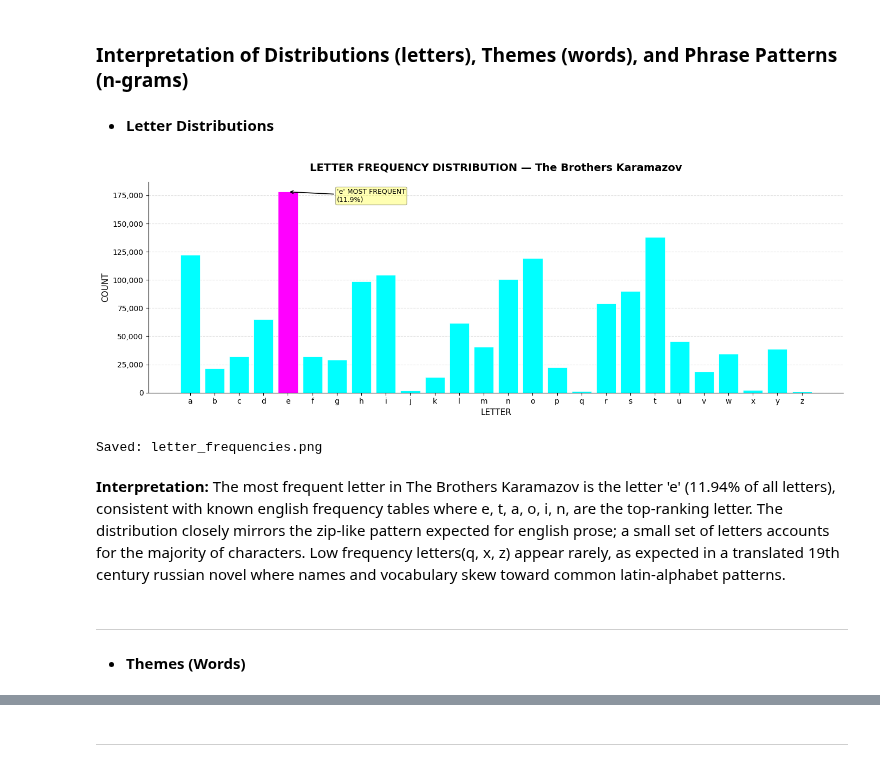
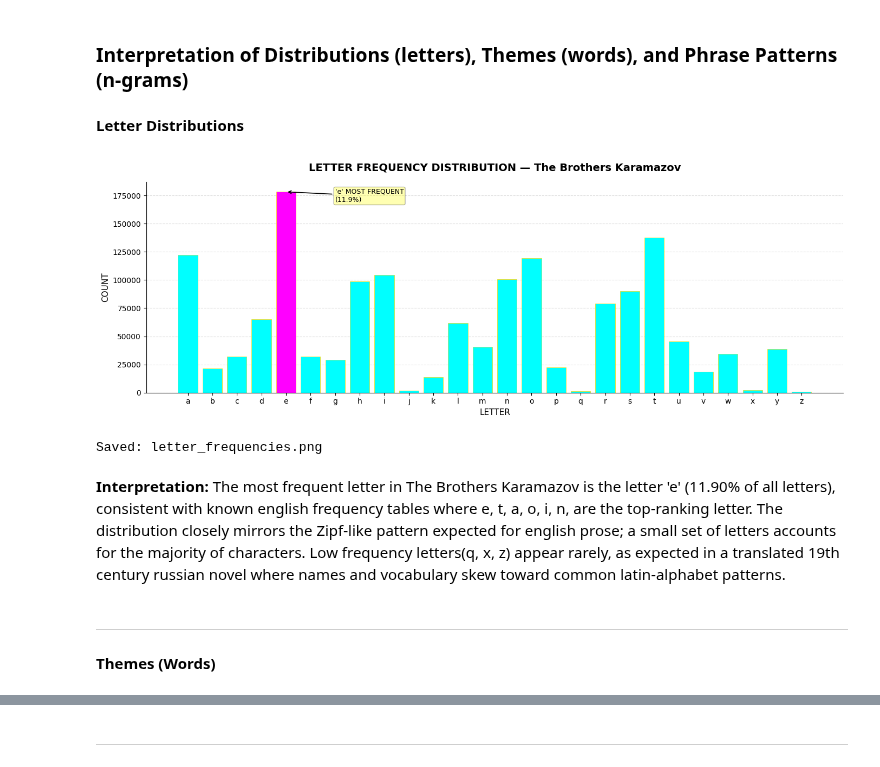
Before and after one commit to anulocaulis/table-of-contents-word-analysis-program, a Jupyter notebook: GP2_Beitner_Echeverry_Taylor.ipynb, the cells around one changed output, grey strips where cells are left out. Cells and saved outputs as stored; diff of their text form; code cells hidden in the pictures.

```diff
--- a/GP2_Beitner_Echeverry_Taylor.ipynb
+++ b/GP2_Beitner_Echeverry_Taylor.ipynb
@@ -841,8 +1153,16 @@ ALL PREPROCESSING UNIT TESTS PASSED!
 
 def computeLetterFreqs(text):
     """
-    COUNTS OCCURRENCES OF EACH LETTER a-z IN THE TEXT AND COMPUTES EACH LETTER'S PROPORTION OF THE TOTAL LETTER COUNT. NON-ALPHABETIC CHARACTERS ARE IGNORED.
-    BIG-O: O(n)
+    COUNTS OCCURRENCES OF EACH LETTER a-z IN THE TEXT AND COMPUTES
+    EACH LETTER'S PROPORTION OF THE TOTAL LETTER COUNT.
+    NON-ALPHABETIC CHARACTERS ARE IGNORED.
+    ARGS:
+        text (str): LOWERCASED RAW TEXT (BEFORE PUNCTUATION REMOVAL)
+    RETURNS:
+        tuple:
+            letterCounts (dict): {letter (str): count (int)} FOR ALL 26 LETTERS
+            letterProps  (dict): {letter (str): proportion (float)} SUMMING TO 1.0
+    BIG-O: O(n) WHERE n = NUMBER OF CHARACTERS — SINGLE PASS
     """
     # COUNTING ONLY ALPHABETIC CHARACTERS USING GENERATOR EXPRESSION
     # c.isalpha() FILTERS OUT SPACES, PUNCTUATION, DIGITS, ETC.
@@ -850,26 +1170,21 @@ def computeLetterFreqs(text):
     # 1. ENSURES FREQUENCY DISTRIBUTION REFLECTS TRUE LETTER USAGE
     # 2. AVOIDS NOISE FROM NON-LINGUISTIC SYMBOLS
     rawCounts = Counter(c for c in text if c.isalpha())
-
     # TOTAL NUMBER OF LETTERS (DENOMINATOR FOR PROPORTIONS)
     total = sum(rawCounts.values())
-
     # ENSURING ALL LETTERS a–z ARE PRESENT IN OUTPUT
     # EVEN IF A LETTER DOES NOT APPEAR, IT IS INCLUDED WITH COUNT = 0
     # WHY:
     # 1. PRODUCES A COMPLETE, FIXED-DIMENSION FEATURE VECTOR (SIZE = 26)
     # 2. IMPORTANT FOR CONSISTENT COMPARISON ACROSS TEXTS
     letterCounts = {l: rawCounts.get(l, 0) for l in string.ascii_lowercase}
-
     # CONVERTING RAW COUNTS INTO RELATIVE FREQUENCIES (PROPORTIONS)
     # NORMALIZES DISTRIBUTION TO SUM TO 1
     # WHY:
     # 1. ALLOWS COMPARISON BETWEEN TEXTS OF DIFFERENT LENGTHS
     # 2. FORMS A PROBABILITY DISTRIBUTION OVER LETTERS
     letterProps = {l: letterCounts[l] / total for l in string.ascii_lowercase}
-
     return letterCounts, letterProps
-
 
 # APPLYING LETTER FREQUENCY FUNCTION TO LOWERCASED TEXT
 # IMPORTANT: THIS IS DONE BEFORE PUNCTUATION REMOVAL
@@ -892,7 +1213,7 @@ letterCounts, letterProps = computeLetterFreqs(lowercasedText)
 # %% [markdown]
 ### Interpretation of Distributions (letters), Themes (words), and Phrase Patterns (n-grams)
 # %% [markdown]
-- **Letter Distributions**
+**Letter Distributions**
 # %%
 # LETTER FREQUENCY VISUALIZATION
 # GENERATING A BAR CHART OF LETTER DISTRIBUTIONS ACROSS THE FULL ALPHABET
@@ -919,60 +1240,54 @@ colors = ['magenta' if l == topLetter else 'cyan' for l in letters]
 fig, ax = plt.subplots(figsize=(14, 5))
 
 # PLOTTING VERTICAL BAR CHART
-# edgecolor='white' CREATES SUBTLE SEPARATION BETWEEN ADJACENT BARS
-ax.bar(letters, counts, color=colors, edgecolor='white', linewidth=0.5)
+# edgecolor='gold' CREATES SUBTLE SEPARATION BETWEEN ADJACENT BARS
+ax.bar(letters, counts, color=colors, edgecolor='gold', linewidth=0.5)
 
 # SETTING CHART TITLE AND AXIS LABELS
 # f-STRING EMBEDS NOVEL TITLE FOR FULL TRACEABILITY
-ax.set_title(f"LETTER FREQUENCY DISTRIBUTION — {NOVEL_TITLE}",
+ax.set_title(f"LETTER FREQUENCY DISTRIBUTION — {novelTitle}",
              fontsize=14, fontweight='bold', pad=15)
 ax.set_xlabel("LETTER", fontsize=11)
 ax.set_ylabel("COUNT", fontsize=11)
 
-# FORMATTING Y-AXIS TICK LABELS WITH COMMA SEPARATORS
-# WHY: LARGE COUNTS (E.G., 250,000) ARE UNREADABLE WITHOUT FORMATTING
-ax.yaxis.set_major_formatter(ticker.FuncFormatter(lambda x, _: f"{int(x):,}"))
-
 # PLACING GRIDLINES BEHIND BARS SO THEY DON'T OBSCURE DATA
 ax.set_axisbelow(True)
 ax.yaxis.grid(True, linestyle='--', alpha=0.45)
-
 # REMOVING TOP AND RIGHT SPINES FOR A CLEANER, MODERN LOOK
 # WHY: REDUCES CHART JUNK; FOCUSES ATTENTION ON DATA
 ax.spines['top'].set_visible(False)
 ax.spines['right'].set_visible(False)
 
 # ADDING AN ANNOTATED ARROW CALLOUT TO THE MOST FREQUENT LETTER
 # xy         - TIP OF THE ARROW (TOP OF THE TALLEST BAR)
 # xytext     - TEXT LABEL POSITION (OFFSET TO AVOID OVERLAPPING THE BAR)
 # bbox       - CREATES BOX SURROUNDING TEXT
 # arrowprops - DEFINES ARROW STYLE AND COLOR
 ax.annotate(
     f"'{topLetter}' MOST FREQUENT\n({letterProps[topLetter]*100:.1f}%)",
     xy=(letters.index(topLetter), letterCounts[topLetter]),
     xytext=(letters.index(topLetter) + 2, letterCounts[topLetter] * 0.95),
     bbox=dict(boxstyle='round,pad=0.2', fc='yellow', alpha=0.3),
     arrowprops=dict(arrowstyle='->', color='black', lw=1.2),
     fontsize=9, color='black'
 )
 
 # APPLYING TIGHT LAYOUT TO PREVENT LABEL CLIPPING
 plt.tight_layout()
-
 # SAVING FIGURE TO DISK AT HIGH DPI FOR REPORT INCLUSION
 # bbox_inches='tight' ENSURES NO LABELS ARE CUT OFF AT EDGES
 plt.savefig('letter_frequencies.png', dpi=150, bbox_inches='tight')
 plt.show()
 print("Saved: letter_frequencies.png")
 # %% [output]
-[figure, old version]
+[figure, new version]
 Saved: letter_frequencies.png
 # %% [markdown]
-**Interpretation:** The most frequent letter in The Brothers Karamazov is the letter 'e' (11.94% of all letters), consistent with known english frequency tables where e, t, a, o, i, n, are the top-ranking letter. The distribution closely mirrors the zip-like pattern expected for english prose; a small set of letters accounts for the majority of characters. Low frequency letters(q, x, z) appear rarely, as expected in a translated 19th century russian novel where names and vocabulary skew toward common latin-alphabet patterns.
+**Interpretation:** The most frequent letter in The Brothers Karamazov is the letter 'e' (11.90% of all letters), consistent with known english frequency tables where e, t, a, o, i, n, are the top-ranking letter. The distribution closely mirrors the Zipf-like pattern expected for english prose; a small set of letters accounts for the majority of characters. Low frequency letters(q, x, z) appear rarely, as expected in a translated 19th century russian novel where names and vocabulary skew toward common latin-alphabet patterns.
 # %% [markdown]
 ---
 # %% [markdown]
-- **Themes (Words)**
+**Themes (Words)**
 # %%
 # WORD FREQUENCY COUNTING (POST-STOPWORD REMOVAL)
 # BUILDING A RANKED LIST OF THE 40 MOST COMMON CONTENT WORDS
```
Also changed, not shown: parts of 50 cells of this notebook.
